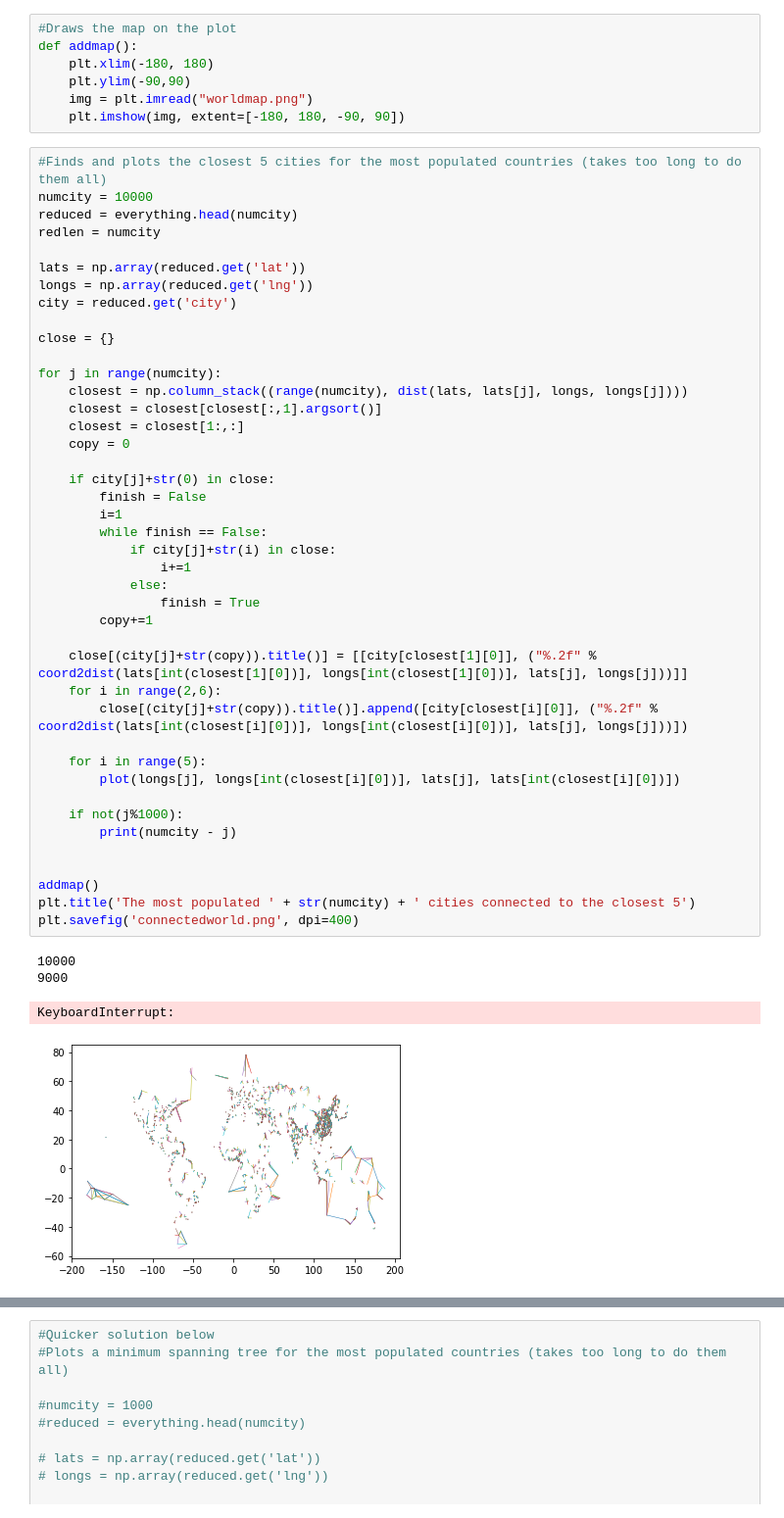
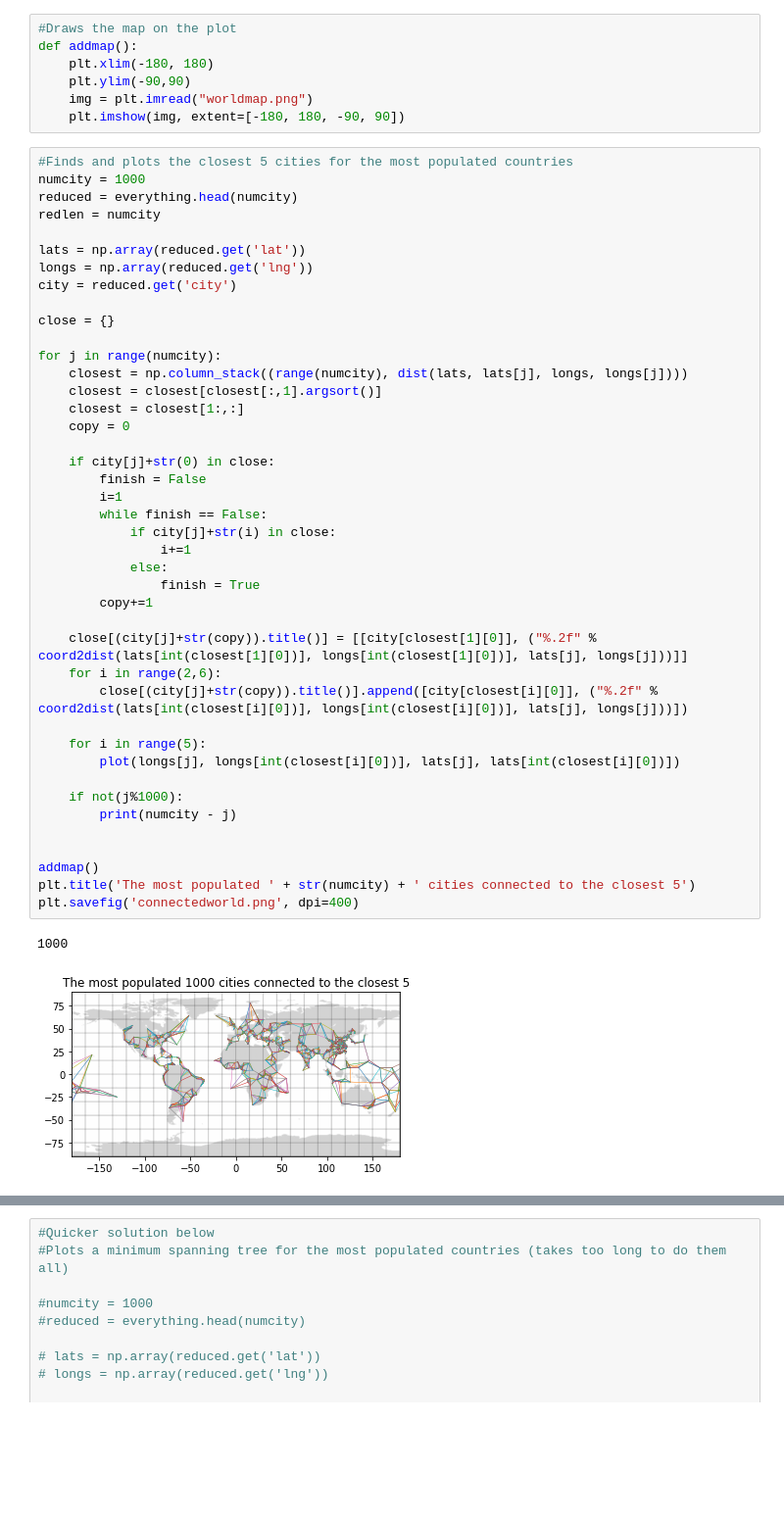
Before and after one commit to Aidan23Smith/Seeing-a-Connected-World, a Jupyter notebook: Seeing a Connected World.ipynb, the cells around one changed output, grey strips where cells are left out. Shown at 98% size. Drawn from its saved outputs; the diff is of its cells as text; blank space fills up the shorter version.

```diff
--- a/Seeing a Connected World.ipynb
+++ b/Seeing a Connected World.ipynb
@@ -107,8 +124,8 @@ def addmap():
     img = plt.imread("worldmap.png")
     plt.imshow(img, extent=[-180, 180, -90, 90])
 # %%
-#Finds and plots the closest 5 cities for the most populated countries (takes too long to do them all)
-numcity = 10000
+#Finds and plots the closest 5 cities for the most populated countries
+numcity = 1000
 reduced = everything.head(numcity)
 redlen = numcity
 
@@ -122,37 +139,35 @@ for j in range(numcity):
     closest = np.column_stack((range(numcity), dist(lats, lats[j], longs, longs[j])))
     closest = closest[closest[:,1].argsort()]
     closest = closest[1:,:]
     copy = 0
 
     if city[j]+str(0) in close:
         finish = False
         i=1
         while finish == False:
             if city[j]+str(i) in close:
                 i+=1
             else:
                 finish = True
         copy+=1
 
     close[(city[j]+str(copy)).title()] = [[city[closest[1][0]], ("%.2f" % coord2dist(lats[int(closest[1][0])], longs[int(closest[1][0])], lats[j], longs[j]))]]
     for i in range(2,6):
         close[(city[j]+str(copy)).title()].append([city[closest[i][0]], ("%.2f" % coord2dist(lats[int(closest[i][0])], longs[int(closest[i][0])], lats[j], longs[j]))])
 
     for i in range(5):
         plot(longs[j], longs[int(closest[i][0])], lats[j], lats[int(closest[i][0])])
 
     if not(j%1000):
         print(numcity - j)
 
 
 addmap()
 plt.title('The most populated ' + str(numcity) + ' cities connected to the closest 5')
 plt.savefig('connectedworld.png', dpi=400)
 # %% [output]
-10000
-9000
+1000
-KeyboardInterrupt:
-[figure, old version]
+[figure, new version]
 # %%
 #Gets the user to input a city and lists the 5 closest ones
 name = input("Which city would you like to check? ").title()
```
Also changed, not shown: parts of 27 cells of this notebook, 31 other files.
